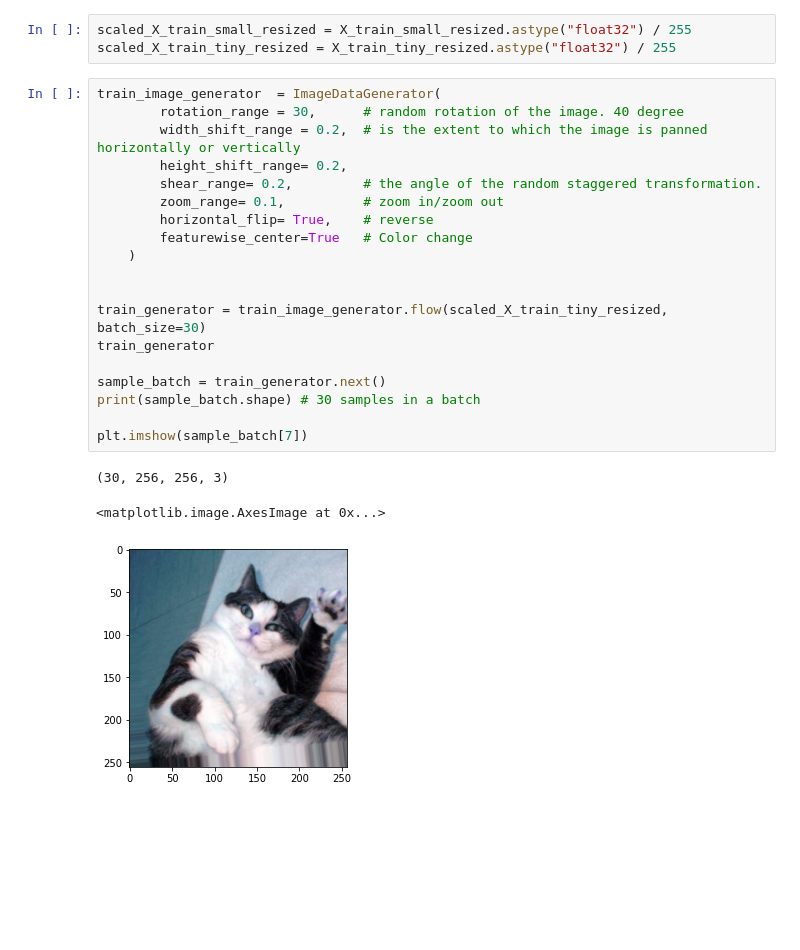
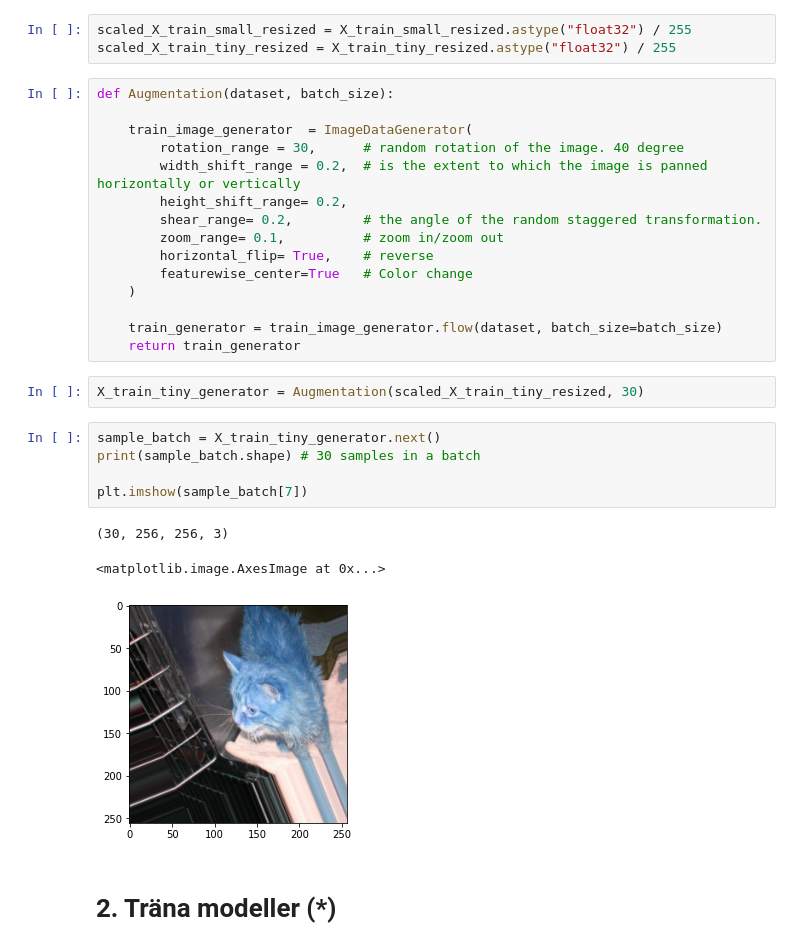
Before and after one commit to cooperhankun/Deep_learning, a Jupyter notebook: Lab/lab.ipynb, the cells around one changed output. Drawn from its saved outputs; the diff is of its cells as text; blank space fills up the shorter version.

```diff
--- a/Lab/lab.ipynb
+++ b/Lab/lab.ipynb
@@ -347,7 +351,9 @@ Text(0.5, 0.98, 'Resized images')
 scaled_X_train_small_resized = X_train_small_resized.astype("float32") / 255
 scaled_X_train_tiny_resized = X_train_tiny_resized.astype("float32") / 255
 # %%
-train_image_generator  = ImageDataGenerator(
+def Augmentation(dataset, batch_size):
+
+    train_image_generator  = ImageDataGenerator(
         rotation_range = 30,      # random rotation of the image. 40 degree
         width_shift_range = 0.2,  # is the extent to which the image is panned horizontally or vertically
         height_shift_range= 0.2,
@@ -357,15 +363,18 @@ train_image_generator  = ImageDataGenerator(
         featurewise_center=True   # Color change
     )
 
-
-train_generator = train_image_generator.flow(scaled_X_train_tiny_resized, batch_size=30)
-train_generator
-
-sample_batch = train_generator.next()
-print(sample_batch.shape) # 30 samples in a batch
-
-plt.imshow(sample_batch[7])
+    train_generator = train_image_generator.flow(dataset, batch_size=batch_size)
+    return train_generator
-# %% [output]
-(30, 256, 256, 3)
-<matplotlib.image.AxesImage at 0x...>
-[figure, removed]
+# %%
+X_train_tiny_generator = Augmentation(scaled_X_train_tiny_resized, 30)
+# %%
+sample_batch = X_train_tiny_generator.next()
+print(sample_batch.shape) # 30 samples in a batch
+
+plt.imshow(sample_batch[7])
+# %% [output]
+(30, 256, 256, 3)
+<matplotlib.image.AxesImage at 0x...>
+[figure, added]
+# %% [markdown]
+# 2. Träna modeller (*)
```
Also changed, not shown: parts of 4 cells of this notebook.
